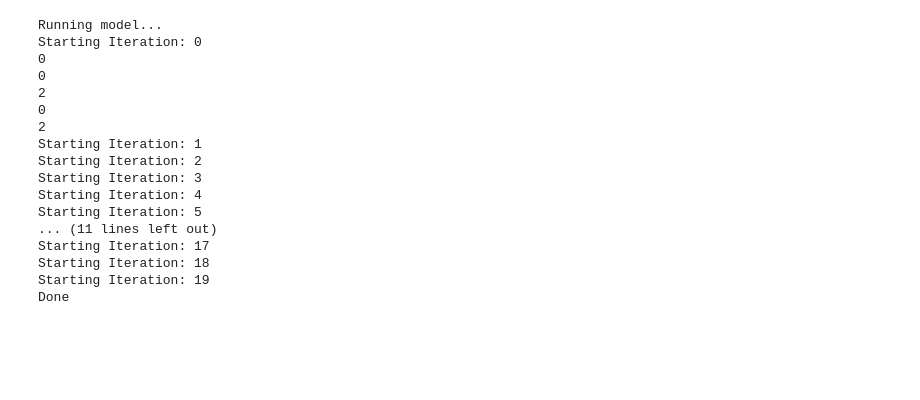
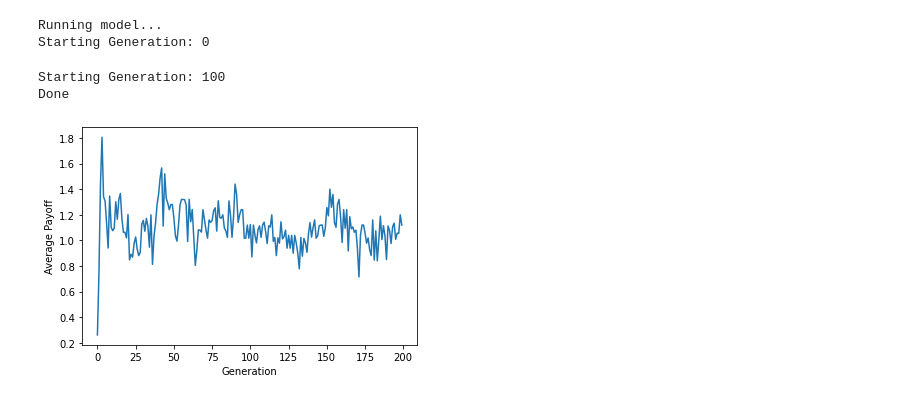
Before and after one commit to SaltySpatula/EvoCoABM, a Jupyter notebook: model_testing.ipynb, the cells around one changed output. Saved outputs shown, nothing was run; the diff lists cells and outputs as text; code cells hidden in the pictures; blank space fills up the shorter version.

Commit message:
Feat: added further analysis plotters

```diff
--- a/model_testing.ipynb
+++ b/model_testing.ipynb
@@ -3,21 +4,14 @@ from Model import Model
 # %%
-model = Model(5, 2, 2, 20, 'GA', 100)
+number_of_agents = 50
+model = Model(number_of_agents, 4, 2, 200, 'GA', 100)
 model.run_model()
 # %% [output]
 Running model...
-Starting Iteration: 0
-0
-0
-2
-0
-2
-Starting Iteration: 1
-Starting Iteration: 2
-Starting Iteration: 3
-Starting Iteration: 4
-Starting Iteration: 5
-... (11 lines left out)
-Starting Iteration: 17
-Starting Iteration: 18
-Starting Iteration: 19
-Done
+Starting Generation: 0
+Starting Generation: 100
+Done
+# %%
+gha = GameHistoryAnalysis(model.game_history)
+gha.plot_average_payoff()
+# %% [output]
+[figure, added]
```
Also changed, not shown: parts of 8 cells of this notebook, 1 other file.
